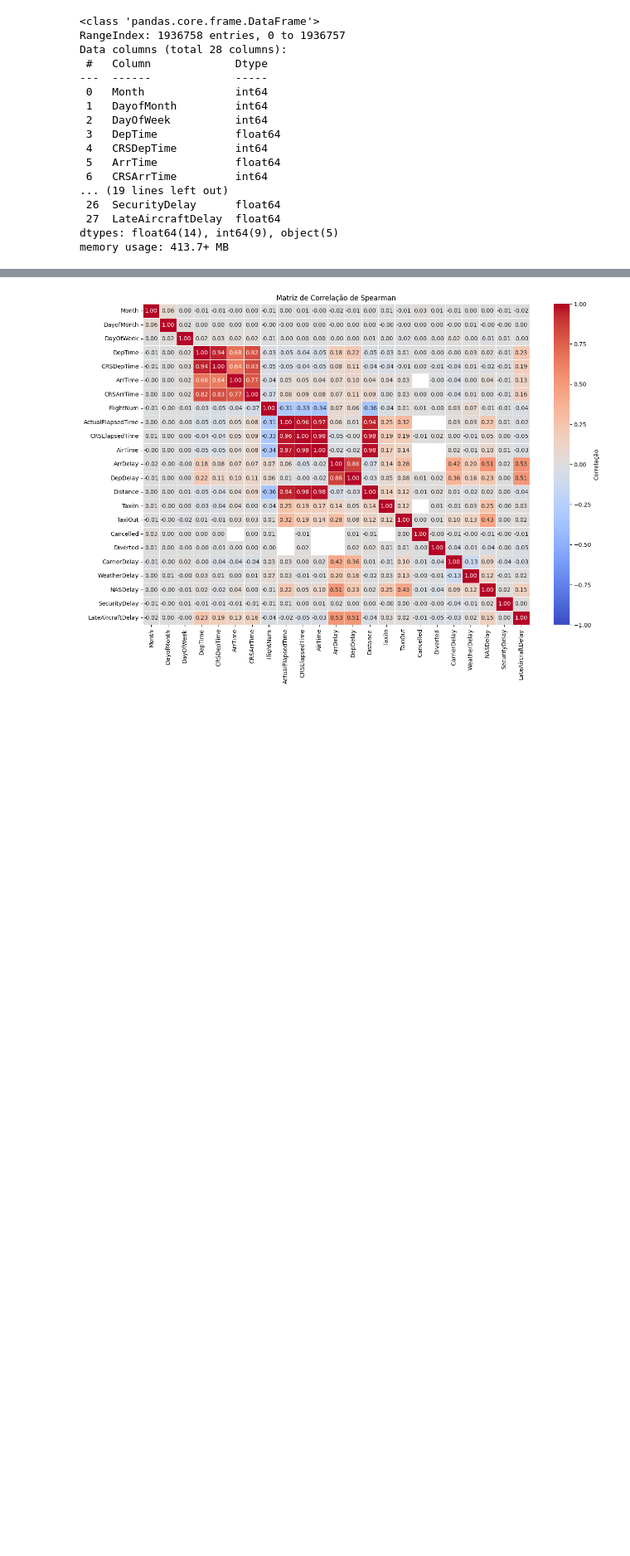
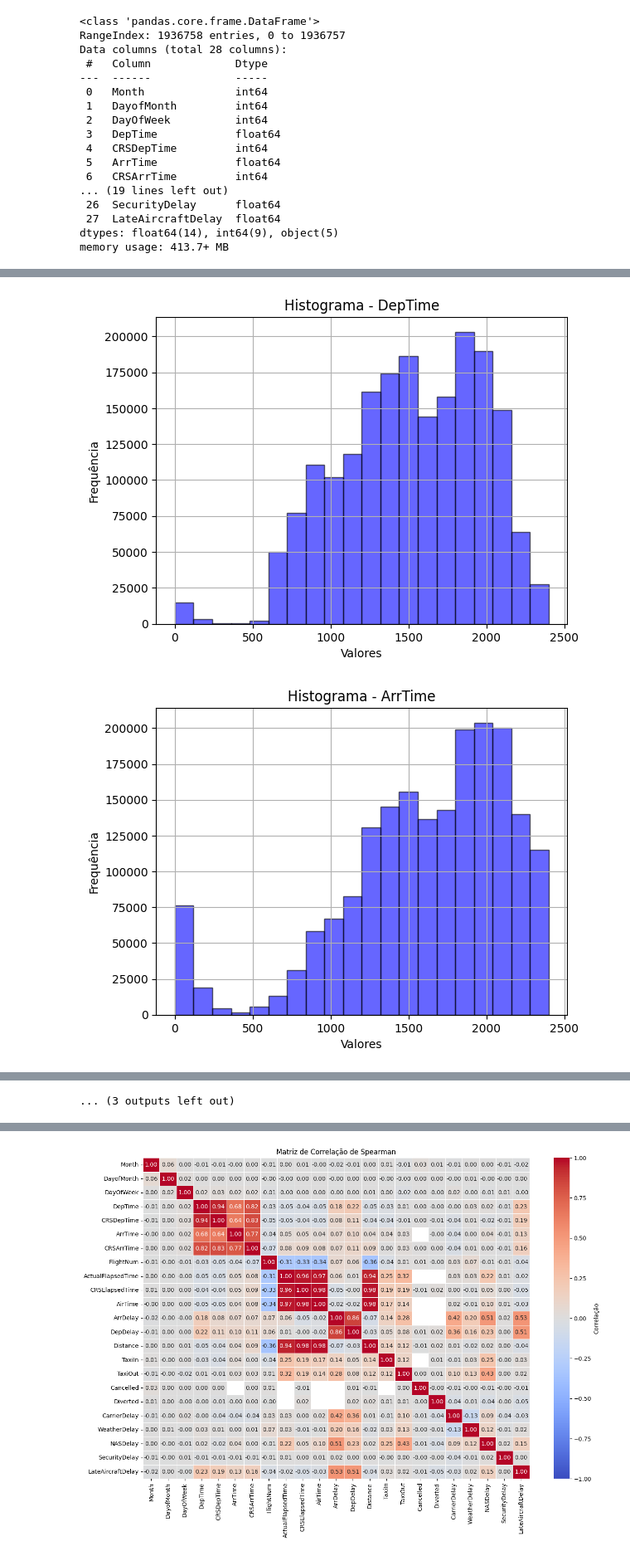
Before and after one commit to AdrielyZBoller/Projeto_Mod05_Ada_VemSerTech, a Jupyter notebook: projeto.ipynb, the cells around one changed output, grey strips where cells are left out. Shown at 83% size. Saved outputs shown, nothing was run; the diff lists cells and outputs as text; code cells hidden in the pictures; blank space fills up the shorter version.

```diff
--- a/projeto.ipynb
+++ b/projeto.ipynb
@@ -186,3 +186,12 @@ Data columns (total 28 columns):
  27  LateAircraftDelay  float64
 dtypes: float64(14), int64(9), object(5)
 memory usage: 413.7+ MB
+# %%
+lista_var_continuas = ['DepTime','ArrTime','ActualElapsedTime',
+                        'CRSElapsedTime', 'AirTime','ArrDelay','DepDelay','Distance',
+                        'TaxiIn','TaxiOut','CarrierDelay','WeatherDelay',
+                        'NASDelay','SecurityDelay','LateAircraftDelay']
+lista_var_discretas = ['Month','DayofMonth','DayOfWeek']
+
+df_continua = df[lista_var_continuas]
+df_discreta = df[lista_var_discretas]
@@ -188,0 +218,10 @@ memory usage: 413.7+ MB
+# %%
+for i in lista_var_continuas:
+    df_continua[i].hist(bins=20, color='blue', edgecolor='black', alpha=0.6)
+    plt.title(f'Histograma - {i}')
+    plt.xlabel('Valores')
+    plt.ylabel('Frequência')
+    plt.show()
+# %% [output]
+[figure, added]
+[figure, added]
@@ -188,0 +238 @@ memory usage: 413.7+ MB
+... (3 outputs left out)
```
Also changed, not shown: parts of 15 cells of this notebook, 1 other file.
